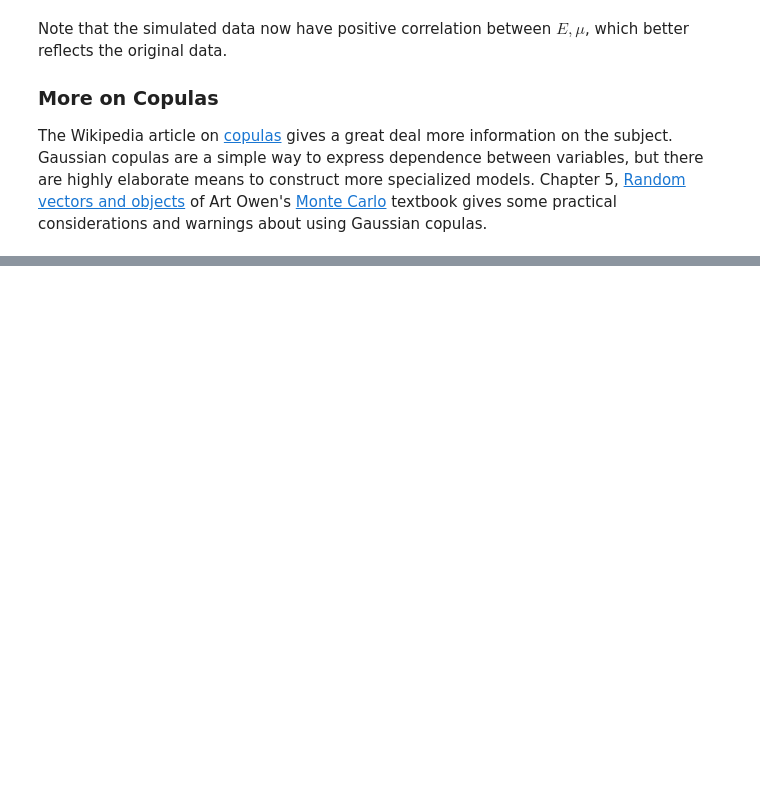
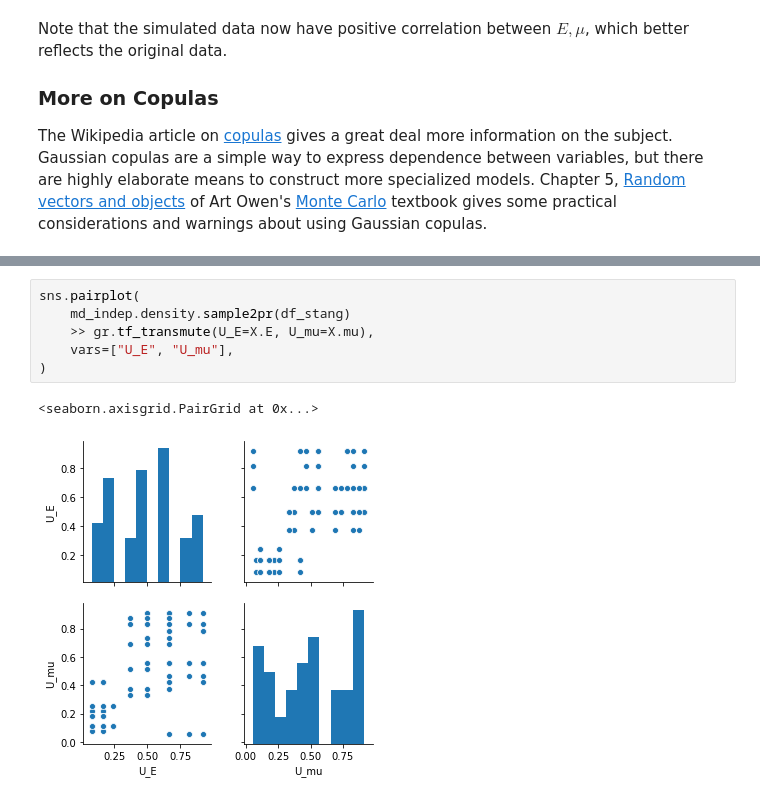
Before and after one commit to zdelrosario/py_grama, a Jupyter notebook: examples/copula/copula_example.ipynb, the cells around one changed output, grey strips where cells are left out. Drawn from its saved outputs; the diff is of its cells as text; blank space fills up the shorter version.

```diff
--- a/examples/copula/copula_example.ipynb
+++ b/examples/copula/copula_example.ipynb
@@ -115,0 +145,9 @@ The Wikipedia article on [copulas](https://en.wikipedia.org/wiki/Copula_(probabi
+# %%
+sns.pairplot(
+    md_indep.density.sample2pr(df_stang)
+    >> gr.tf_transmute(U_E=X.E, U_mu=X.mu),
+    vars=["U_E", "U_mu"],
+)
+# %% [output]
+<seaborn.axisgrid.PairGrid at 0x...>
+[figure, added]
```
Also changed, not shown: parts of 7 cells of this notebook.
